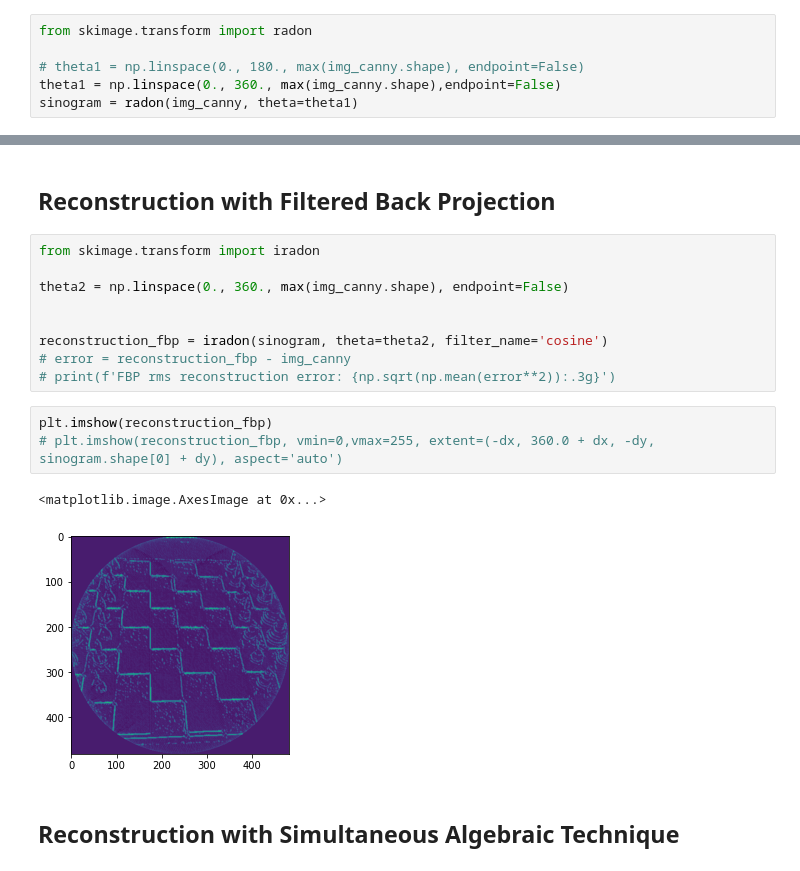
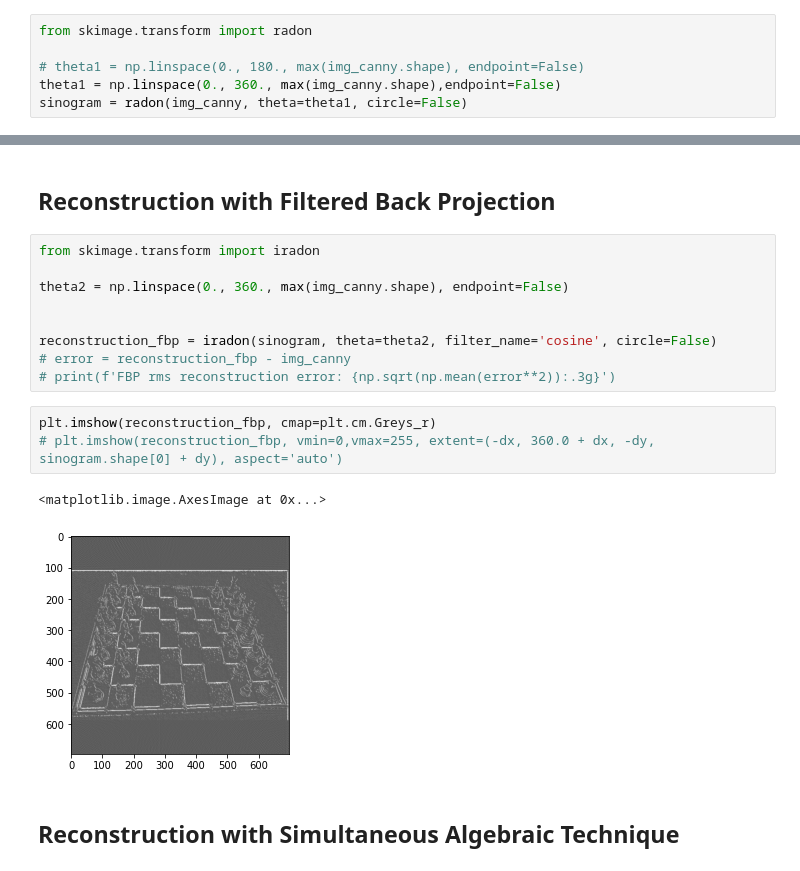
Before and after one commit to SamRapier/DigitisingChess, a Jupyter notebook: ChessBoardGridSegmentation.ipynb, the cells around one changed output, grey strips where cells are left out. Cells and saved outputs as stored; diff of their text form.

Commit message:
Radon Transform is no longer circluar

```diff
--- a/ChessBoardGridSegmentation.ipynb
+++ b/ChessBoardGridSegmentation.ipynb
@@ -183,7 +183,7 @@ from skimage.transform import radon
 
 # theta1 = np.linspace(0., 180., max(img_canny.shape), endpoint=False)
 theta1 = np.linspace(0., 360., max(img_canny.shape),endpoint=False)
-sinogram = radon(img_canny, theta=theta1)
+sinogram = radon(img_canny, theta=theta1, circle=False)
 # %%
 import matplotlib.pyplot as plt
 
@@ -514,15 +508,15 @@ from skimage.transform import iradon
 theta2 = np.linspace(0., 360., max(img_canny.shape), endpoint=False)
 
 
-reconstruction_fbp = iradon(sinogram, theta=theta2, filter_name='cosine')
+reconstruction_fbp = iradon(sinogram, theta=theta2, filter_name='cosine', circle=False)
 # error = reconstruction_fbp - img_canny
 # print(f'FBP rms reconstruction error: {np.sqrt(np.mean(error**2)):.3g}')
 # %%
-plt.imshow(reconstruction_fbp)
+plt.imshow(reconstruction_fbp, cmap=plt.cm.Greys_r)
 # plt.imshow(reconstruction_fbp, vmin=0,vmax=255, extent=(-dx, 360.0 + dx, -dy, sinogram.shape[0] + dy), aspect='auto')
 # %% [output]
 <matplotlib.image.AxesImage at 0x...>
-[figure, old version]
+[figure, new version]
 # %% [markdown]
 ## Reconstruction with Simultaneous Algebraic Technique
 # %%
```
Also changed, not shown: parts of 12 cells of this notebook.
